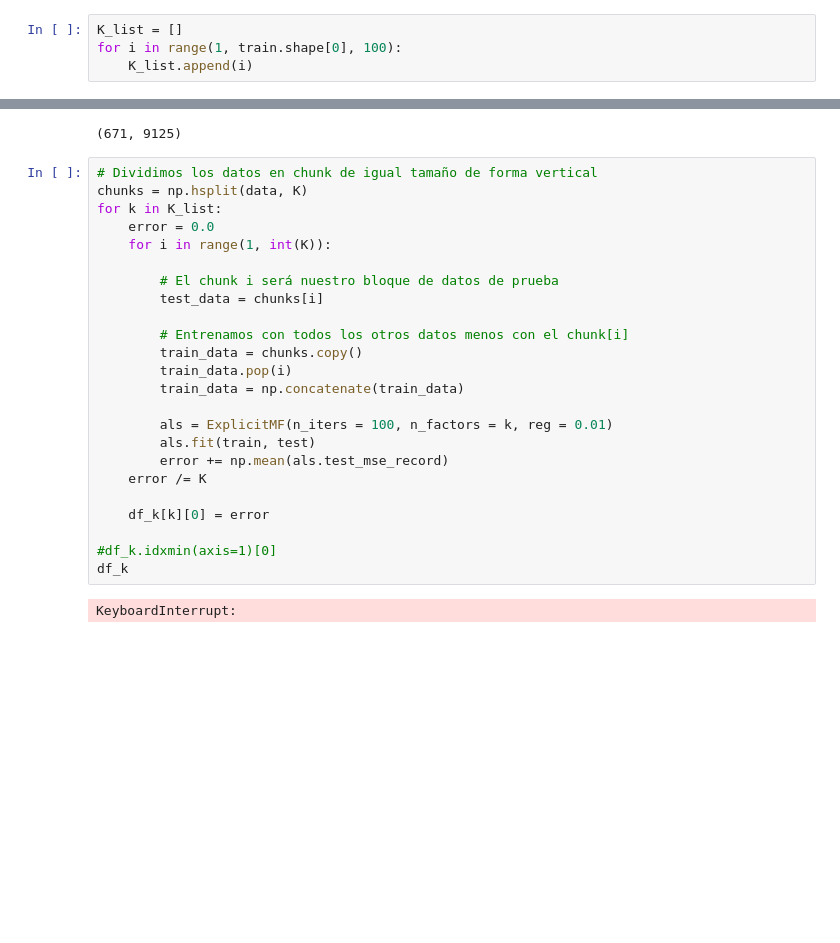
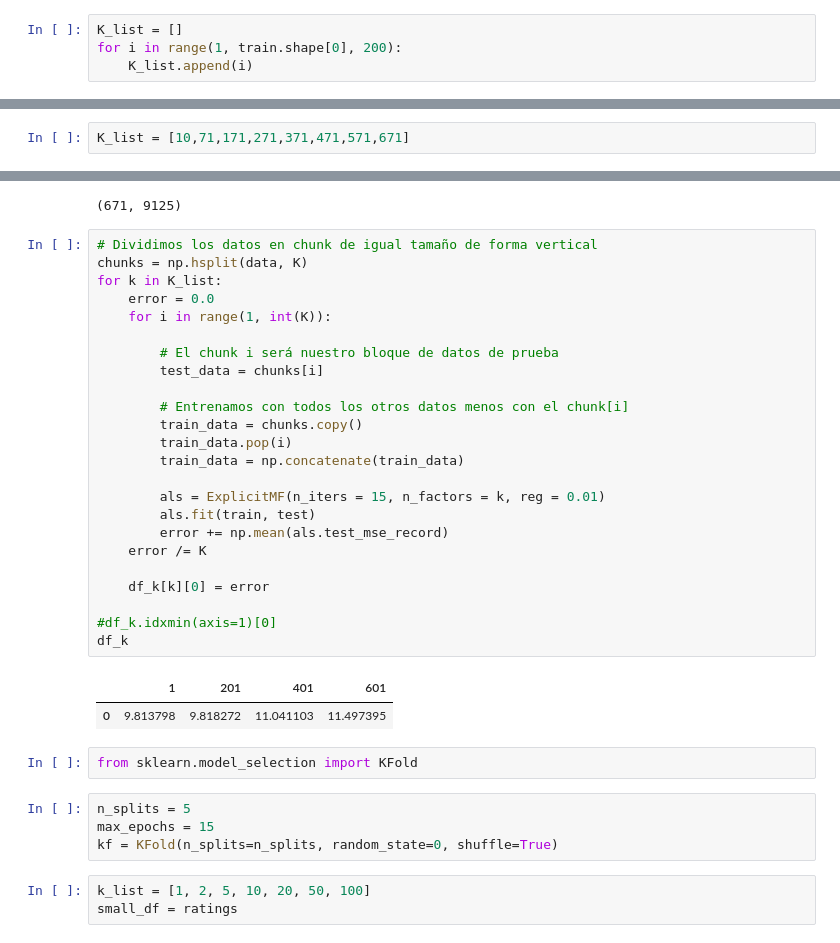
Before and after one commit to ElenaVillano/sistemas_recomendacion, a Jupyter notebook: el_bueno.ipynb, the cells around one changed output, grey strips where cells are left out. Saved outputs shown, nothing was run; the diff lists cells and outputs as text; blank space fills up the shorter version.

```diff
--- a/el_bueno.ipynb
+++ b/el_bueno.ipynb
@@ -262,7 +262,7 @@ plot_learning_curve(als)
 K = 5
 # %%
 K_list = []
-for i in range(1, train.shape[0], 100):
+for i in range(1, train.shape[0], 200):
     K_list.append(i)
 # %%
 K_list
@@ -271,3 +271,5 @@ K_list
+# %%
+K_list = [10,71,171,271,371,471,571,671]
 # %%
 df_k = pd.DataFrame(0.0, index=range(1), columns=K_list)
 data = train
@@ -278,26 +280,36 @@ data.shape
 # %%
 # Dividimos los datos en chunk de igual tamaño de forma vertical
 chunks = np.hsplit(data, K)
 for k in K_list:
     error = 0.0
     for i in range(1, int(K)):
 
         # El chunk i será nuestro bloque de datos de prueba
         test_data = chunks[i]
 
         # Entrenamos con todos los otros datos menos con el chunk[i]
         train_data = chunks.copy()
         train_data.pop(i)
         train_data = np.concatenate(train_data)
 
-        als = ExplicitMF(n_iters = 100, n_factors = k, reg = 0.01)
+        als = ExplicitMF(n_iters = 15, n_factors = k, reg = 0.01)
         als.fit(train, test)
         error += np.mean(als.test_mse_record)
     error /= K
 
     df_k[k][0] = error
 
 #df_k.idxmin(axis=1)[0]
 df_k
 # %% [output]
-KeyboardInterrupt:
+|  | 1 | 201 | 401 | 601 |
+| 0 | 9.813798 | 9.818272 | 11.041103 | 11.497395 |
+# %%
+from sklearn.model_selection import KFold
+# %%
+n_splits = 5
+max_epochs = 15
+kf = KFold(n_splits=n_splits, random_state=0, shuffle=True)
+# %%
+k_list = [1, 2, 5, 10, 20, 50, 100]
+small_df = ratings
```
Also changed, not shown: parts of 8 cells of this notebook.
